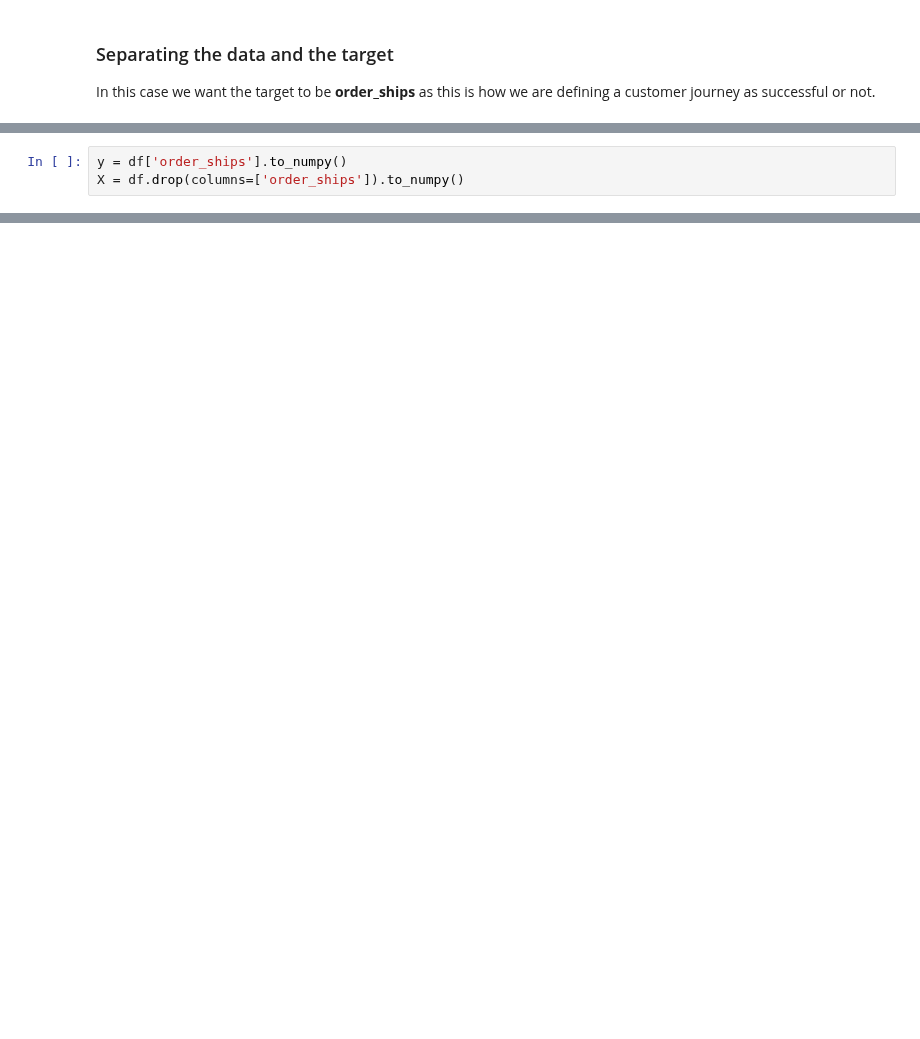
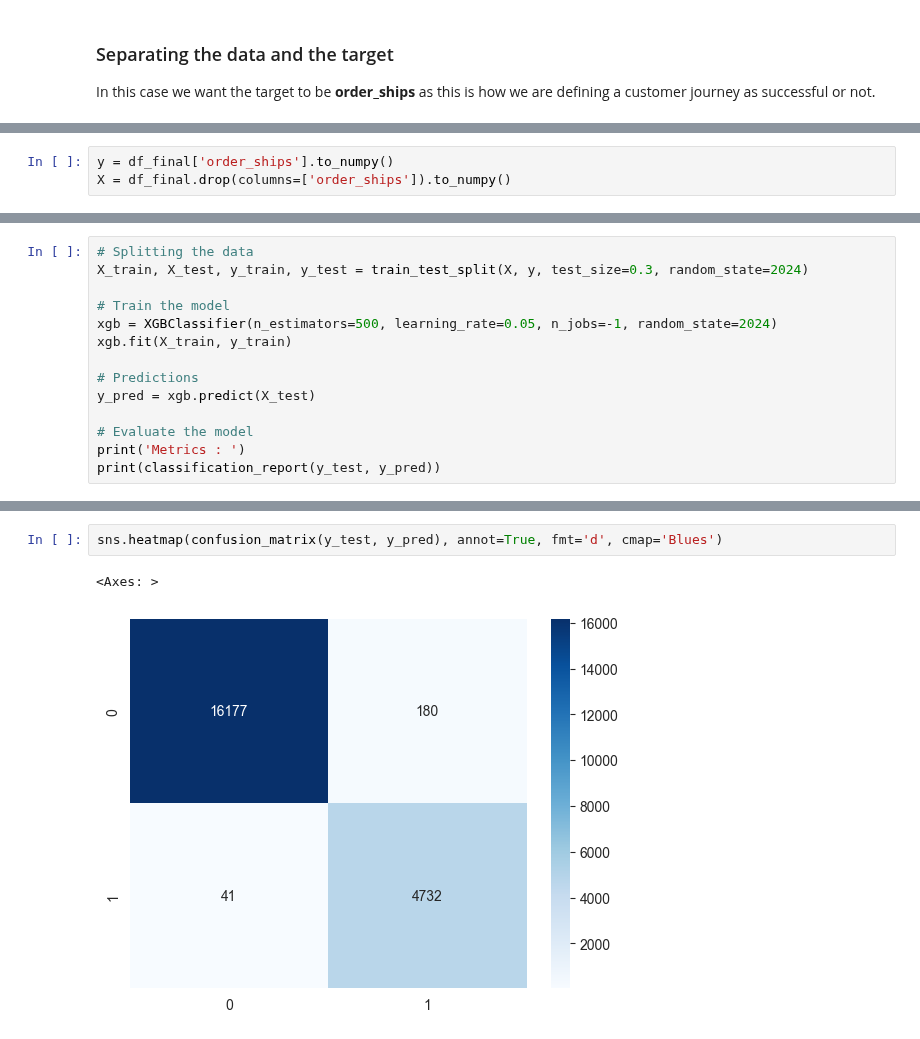
Before and after one commit to taroii/STATSM148, a Jupyter notebook: Python-Files/ Model-ClassificationCust-Axel.ipynb, the cells around one changed output, grey strips where cells are left out. Saved outputs shown, nothing was run; the diff lists cells and outputs as text; blank space fills up the shorter version.

```diff
--- a/Python-Files/ Model-ClassificationCust-Axel.ipynb
+++ b/Python-Files/ Model-ClassificationCust-Axel.ipynb
@@ -55,4 +135,4 @@ In this case we want the target to be **order_ships** as this is how we are defi
 # %%
-y = df['order_ships'].to_numpy()
-X = df.drop(columns=['order_ships']).to_numpy()
+y = df_final['order_ships'].to_numpy()
+X = df_final.drop(columns=['order_ships']).to_numpy()
 # %%
@@ -63,0 +148,14 @@ plt.show()
+# %%
+# Splitting the data
+X_train, X_test, y_train, y_test = train_test_split(X, y, test_size=0.3, random_state=2024)
+
+# Train the model
+xgb = XGBClassifier(n_estimators=500, learning_rate=0.05, n_jobs=-1, random_state=2024)
+xgb.fit(X_train, y_train)
+
+# Predictions
+y_pred = xgb.predict(X_test)
+
+# Evaluate the model
+print('Metrics : ')
+print(classification_report(y_test, y_pred))
@@ -63,0 +172,5 @@ plt.show()
+# %%
+sns.heatmap(confusion_matrix(y_test, y_pred), annot=True, fmt='d', cmap='Blues')
+# %% [output]
+<Axes: >
+[figure, added]
```
Also changed, not shown: parts of 29 cells of this notebook, 2 other files.
